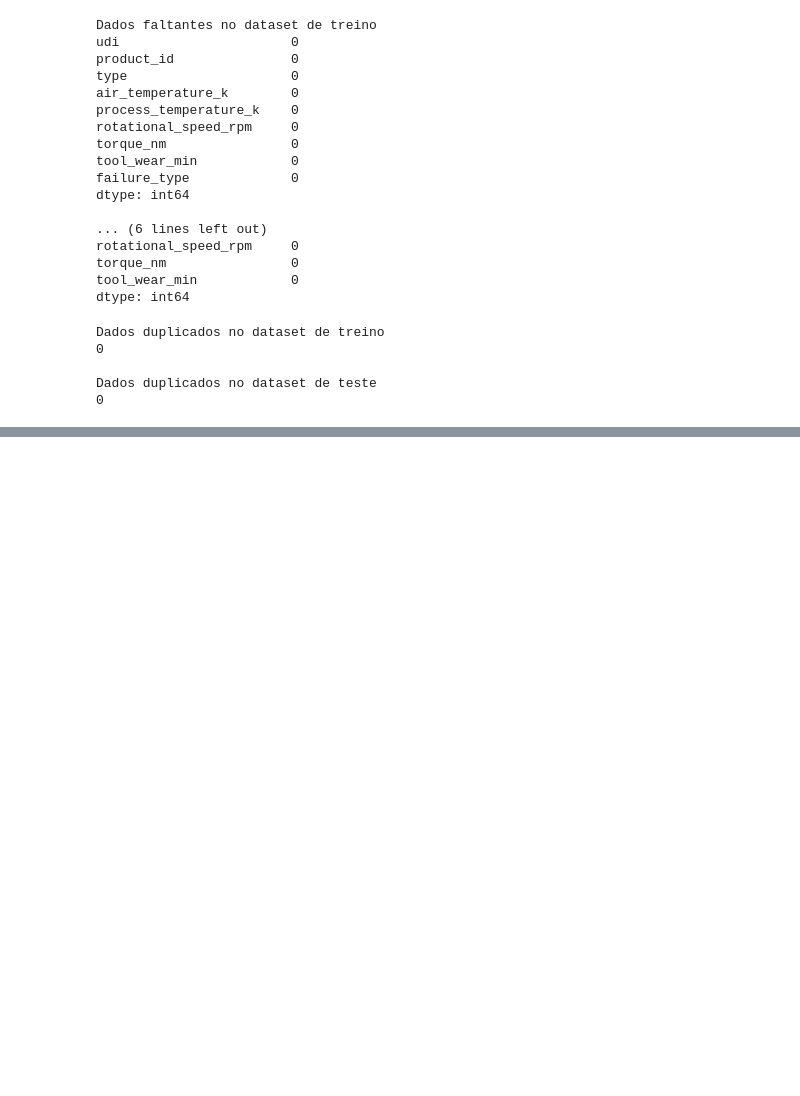
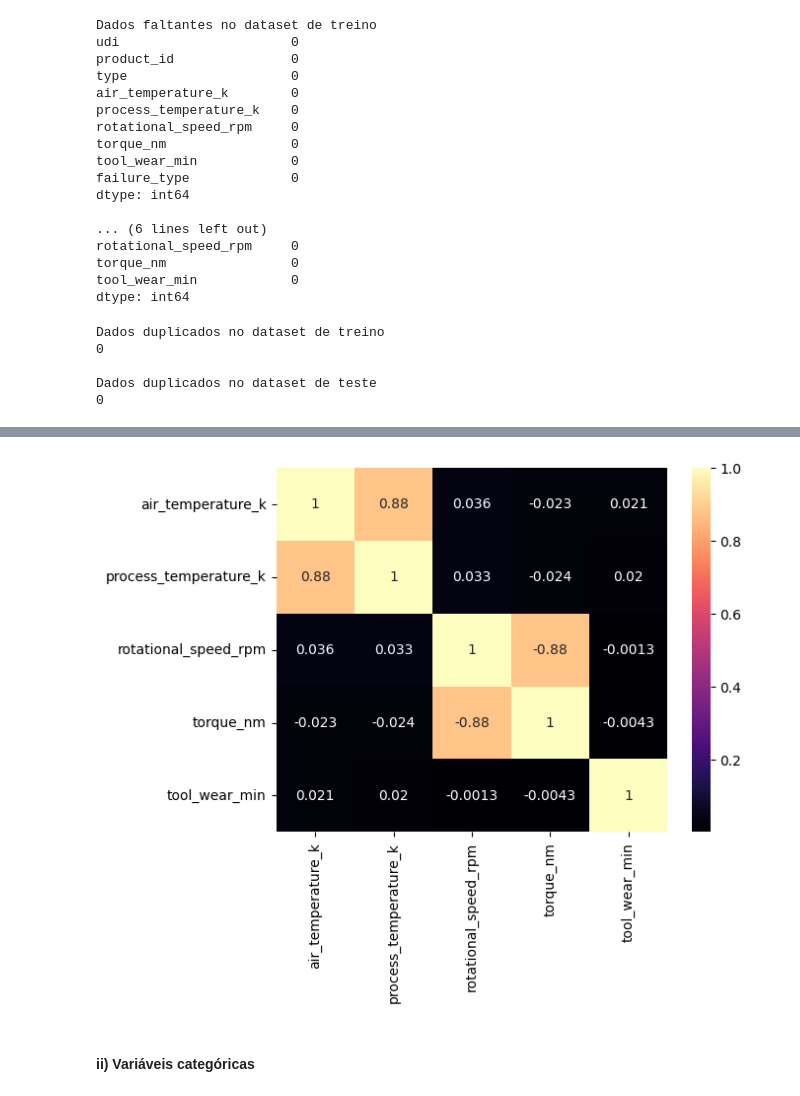
Before and after one commit to VictorBauler/indicium-data_science, a Jupyter notebook: indicium_data_science/notebook.ipynb, the cells around one changed output, grey strips where cells are left out. Saved outputs shown, nothing was run; the diff lists cells and outputs as text; code cells hidden in the pictures; blank space fills up the shorter version.

```diff
--- a/indicium_data_science/notebook.ipynb
+++ b/indicium_data_science/notebook.ipynb
@@ -71,0 +91,6 @@ Esta etapa é responsável
+# %%
+numerical_features = df_train.select_dtypes(include=['int64', 'float64']).columns
+numerical_features = numerical_features.drop('udi')
+
+# Estatísticas descritivas das variáveis numéricas
+df_train[numerical_features].describe()
@@ -71,0 +107,8 @@ Esta etapa é responsável
+# %%
+# Correlação entre as variáveis numéricas
+corr = df_train[numerical_features].corr(numeric_only=True)
+sns.heatmap(corr.abs(), annot=corr, cmap='magma');
+# %% [output]
+[figure, added]
+# %% [markdown]
+#### ii) Variáveis categóricas
```
Also changed, not shown: parts of 26 cells of this notebook, 2 other files.
